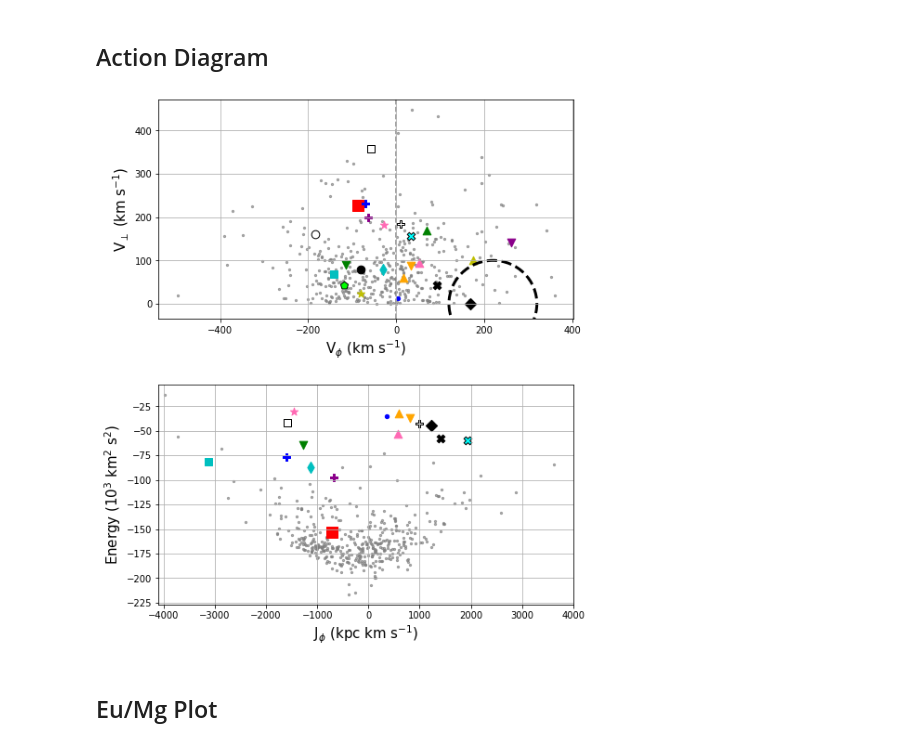
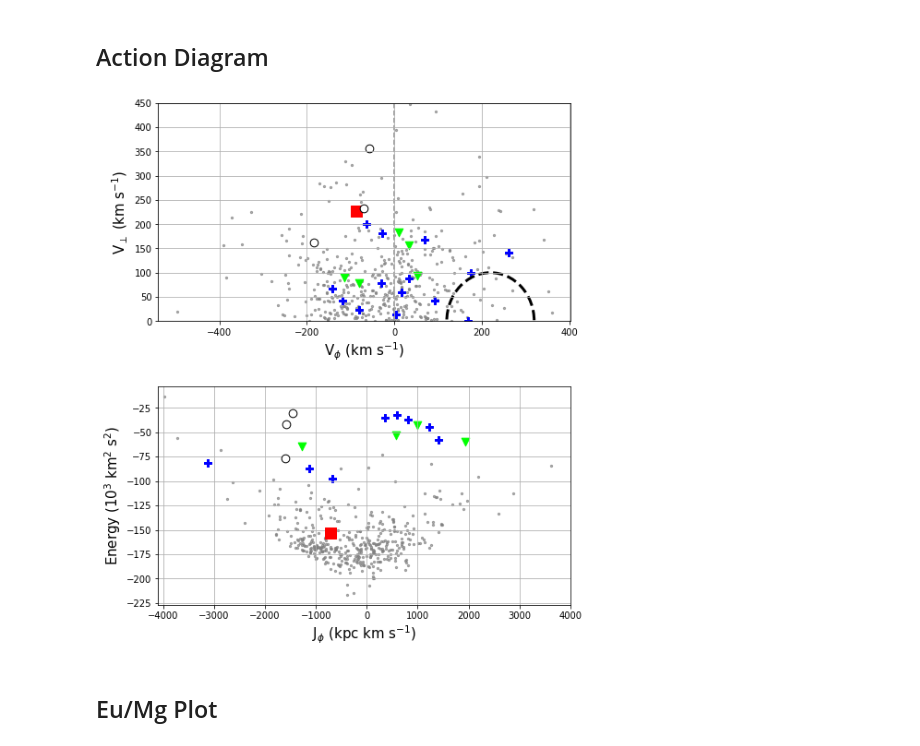
Before and after one commit to zoehackshaw/J0010-1735, a Jupyter notebook: j00101735_final_calculations.ipynb, the cells around one changed output. Saved outputs shown, nothing was run; the diff lists cells and outputs as text; code cells hidden in the pictures.

```diff
--- a/j00101735_final_calculations.ipynb
+++ b/j00101735_final_calculations.ipynb
@@ -2522,76 +2490,77 @@ size=75
 data = np.genfromtxt("toomre_vxvzvphi.csv", delimiter=",", names=["name","v_x","v_z", "v_phi"])
 vperp=  (data["v_z"]**2)**(1/2)
 axs[0].scatter(data['v_phi'], vperp,color='grey',alpha=0.4,s=5,label= 'MW Halo Stars')
 axs[0].scatter(data['v_phi'][1], vperp[1], color='red',marker='s', s=150, label='J0010-1735')
 circle=plt.Circle((220, 0), 100, fill=False, color='black',linestyle='dashed',linewidth='3')
 ufd = np.genfromtxt("ufd_vxvzvphi.csv", delimiter=",", names=["name","v_x","v_z", "x"])
 ufdvxz= (ufd["v_z"]**2)**(1/2)
-axs[0].scatter(ufd['x'][1], ufdvxz[1], s=size, color='black',marker='X')
-axs[0].scatter(ufd['x'][2],ufdvxz[2], s=size, color='black',marker='D')
-axs[0].scatter(ufd['x'][3], ufdvxz[3],  s=size,color='orange', marker='^')
-axs[0].scatter(ufd['x'][4], ufdvxz[4],  s=size,color='orange', marker='v')
-axs[0].scatter(ufd['x'][5], ufdvxz[5],  s=size,color='white', marker='P', edgecolors='black') #carina i
+axs[0].scatter(ufd['x'][1], ufdvxz[1], s=size, color='b',marker='P')
+axs[0].scatter(ufd['x'][2],ufdvxz[2], s=size, color='b',marker='P')
+axs[0].scatter(ufd['x'][3], ufdvxz[3],  s=size,color='b',marker='P')
+axs[0].scatter(ufd['x'][4], ufdvxz[4],  s=size,color='b',marker='P')
+axs[0].scatter(ufd['x'][5], ufdvxz[5],  s=size,color='lime',marker='v') #carina i
 axs[0].scatter(ufd['x'][6], ufdvxz[6],  s=size,color='white', edgecolors='black')
-axs[0].scatter(ufd['x'][7], ufdvxz[7],  s=size,color='white',marker='s', edgecolors='black')
-axs[0].scatter(ufd['x'][8], ufdvxz[8],  s=size,color='g',marker='v')
-axs[0].scatter(ufd['x'][9], ufdvxz[9],  s=size,color='green', marker='^')
-axs[0].scatter(ufd['x'][10], ufdvxz[10], s=size, color='black')
-axs[0].scatter(ufd['x'][11], ufdvxz[11], s=size, color='y',marker='^')
-axs[0].scatter(ufd['x'][12], ufdvxz[12], s=size, color='b',marker='.')
-axs[0].scatter(ufd['x'][13], ufdvxz[13], s=size, color='hotpink', marker='*')
-axs[0].scatter(ufd['x'][14], ufdvxz[14], s=size, color='y', marker='*')
-axs[0].scatter(ufd['x'][15], ufdvxz[15], s=size, color='b',marker='P')
-axs[0].scatter(ufd['x'][16], ufdvxz[16], s=size, color='hotpink', marker='^') #sculptor
-axs[0].scatter(ufd['x'][17], ufdvxz[17], s=size, color='c',marker='s')
-axs[0].scatter(ufd['x'][18], ufdvxz[18], s=size, color='c', marker='d')
-axs[0].scatter(ufd['x'][19], ufdvxz[19], s=size, color='darkmagenta', marker='v')
-axs[0].scatter(ufd['x'][20], ufdvxz[20], s=size, color='darkmagenta', marker='P')
-axs[0].scatter(ufd['x'][21], ufdvxz[21], s=size, color='cyan', marker='X',edgecolors='black') #ursa minor
-axs[0].scatter(ufd['x'][22], ufdvxz[22], s=size, color='lime',marker='p',edgecolors='black') #ursa major
+axs[0].scatter(ufd['x'][7], ufdvxz[7],  s=size,color='white', edgecolors='black')
+axs[0].scatter(ufd['x'][8], ufdvxz[8],  s=size,color='lime',marker='v')
+axs[0].scatter(ufd['x'][9], ufdvxz[9],  s=size,color='b',marker='P')
+axs[0].scatter(ufd['x'][10], ufdvxz[10], s=size,color='lime',marker='v')
+axs[0].scatter(ufd['x'][11], ufdvxz[11], s=size, color='b',marker='P')
+axs[0].scatter(ufd['x'][12], ufdvxz[12], s=size, color='b',marker='P')
+axs[0].scatter(ufd['x'][13], ufdvxz[13], s=size, color='b',marker='P')
+axs[0].scatter(ufd['x'][14], ufdvxz[14], s=size, color='b',marker='P')
+axs[0].scatter(ufd['x'][15], ufdvxz[15], s=size, color='white', edgecolors='black')
+axs[0].scatter(ufd['x'][16], ufdvxz[16], s=size,color='lime',marker='v') #sculptor
+axs[0].scatter(ufd['x'][17], ufdvxz[17], s=size, color='b',marker='P')
+axs[0].scatter(ufd['x'][18], ufdvxz[18], s=size, color='b',marker='P')
+axs[0].scatter(ufd['x'][19], ufdvxz[19], s=size, color='b',marker='P')
+axs[0].scatter(ufd['x'][20], ufdvxz[20], s=size, color='b',marker='P')
+axs[0].scatter(ufd['x'][21], ufdvxz[21], s=size,color='lime',marker='v') #ursa minor
+axs[0].scatter(ufd['x'][22], ufdvxz[22], s=size,color='b',marker='P') #ursa major
 axs[0].axvline(x=0,color='grey', linestyle='--',zorder=-1)
 axs[0].add_artist(circle)
 axs[0].grid(b=None)
+axs[0].set_ylim(0,450)
 axs[0].set_xlabel(r"V$_{\phi}$ (km s$^{-1}$)",fontsize=15)
 axs[0].set_ylabel(r"V$_{\perp}$ (km s$^{-1}$)",fontsize=15)
 
 data1 = np.genfromtxt("jphi_energy.csv", delimiter=",", names=["name","j_phi","energy"])
 energy=data1['energy']/1000
 axs[1].scatter(data1['j_phi'], energy,color='grey',alpha=0.4,s=5,label='MW Halo Stars')
-axs[1].scatter(data1['j_phi'][1], energy[1], color='red',s=150,marker='s',label='J0010-1735')
+axs[1].scatter(data1['j_phi'][1], energy[1], color='red',s=150,marker='s',label='J0010-1735',zorder=2)
 ufd = np.genfromtxt("ufd_jphienergy.csv", delimiter=",", names=["name","x","y"])
 ufdvxz= ufd["y"]/1000
-axs[1].scatter(ufd['x'][1], ufdvxz[1], s=size, color='black',marker='X')
-axs[1].scatter(ufd['x'][2],ufdvxz[2], s=size, color='black',marker='D')
-axs[1].scatter(ufd['x'][3], ufdvxz[3],  s=size,color='orange', marker='^')
-axs[1].scatter(ufd['x'][4], ufdvxz[4],  s=size,color='orange', marker='v')
-axs[1].scatter(ufd['x'][5], ufdvxz[5],  s=size,color='white', marker='P', edgecolors='black') #carina i
+axs[1].scatter(ufd['x'][1], ufdvxz[1], s=size, color='b',marker='P')
+axs[1].scatter(ufd['x'][2],ufdvxz[2], s=size, color='b',marker='P')
+axs[1].scatter(ufd['x'][3], ufdvxz[3],  s=size,color='b',marker='P')
+axs[1].scatter(ufd['x'][4], ufdvxz[4],  s=size,color='b',marker='P')
+axs[1].scatter(ufd['x'][5], ufdvxz[5],  s=size,color='lime',marker='v') #carina i
 axs[1].scatter(ufd['x'][6], ufdvxz[6],  s=size,color='white', edgecolors='black',zorder=3)
-axs[1].scatter(ufd['x'][7], ufdvxz[7],  s=size,color='white',marker='s', edgecolors='black')
-axs[1].scatter(ufd['x'][8], ufdvxz[8],  s=size,color='g',marker='v')
-axs[1].scatter(ufd['x'][9], ufdvxz[9],  s=size,color='green', marker='^')
-axs[1].scatter(ufd['x'][10], ufdvxz[10], s=size, color='black')
-axs[1].scatter(ufd['x'][11], ufdvxz[11], s=size, color='y',marker='^')
-axs[1].scatter(ufd['x'][12], ufdvxz[12], s=size, color='b',marker='.')
-axs[1].scatter(ufd['x'][13], ufdvxz[13], s=size, color='hotpink', marker='*')
-axs[1].scatter(ufd['x'][14], ufdvxz[14], s=size, color='y', marker='*')
-axs[1].scatter(ufd['x'][15], ufdvxz[15], s=size, color='b',marker='P')
-axs[1].scatter(ufd['x'][16], ufdvxz[16], s=size, color='hotpink', marker='^') #sculptor
-axs[1].scatter(ufd['x'][17], ufdvxz[17], s=size, color='c',marker='s')
-axs[1].scatter(ufd['x'][18], ufdvxz[18], s=size, color='c', marker='d')
-axs[1].scatter(ufd['x'][19], ufdvxz[19], s=size, color='darkmagenta', marker='v')
-axs[1].scatter(ufd['x'][20], ufdvxz[20], s=size, color='darkmagenta', marker='P')
-axs[1].scatter(ufd['x'][21], ufdvxz[21], s=size, color='cyan', marker='X',edgecolors='black') #ursa minor
+axs[1].scatter(ufd['x'][7], ufdvxz[7],  s=size,color='white', edgecolors='black',zorder=3)
+axs[1].scatter(ufd['x'][8], ufdvxz[8],  s=size,color='lime',marker='v')
+axs[1].scatter(ufd['x'][9], ufdvxz[9],  s=size,color='b',marker='P')
+axs[1].scatter(ufd['x'][10], ufdvxz[10], s=size, color='lime',marker='v')
+axs[1].scatter(ufd['x'][11], ufdvxz[11], s=size, color='b',marker='P')
+axs[1].scatter(ufd['x'][12], ufdvxz[12], s=size, color='b',marker='P')
+axs[1].scatter(ufd['x'][13], ufdvxz[13], s=size, color='white', edgecolors='black',zorder=3)
+axs[1].scatter(ufd['x'][14], ufdvxz[14], s=size, color='b',marker='P')
+axs[1].scatter(ufd['x'][15], ufdvxz[15], s=size, color='white', edgecolors='black',zorder=3)
+axs[1].scatter(ufd['x'][16], ufdvxz[16], s=size, color='lime',marker='v') #sculptor
+axs[1].scatter(ufd['x'][17], ufdvxz[17], s=size, color='b',marker='P')
+axs[1].scatter(ufd['x'][18], ufdvxz[18], s=size, color='b',marker='P')
+axs[1].scatter(ufd['x'][19], ufdvxz[19], s=size, color='b',marker='P')
+axs[1].scatter(ufd['x'][20], ufdvxz[20], s=size, color='b',marker='P')
+axs[1].scatter(ufd['x'][21], ufdvxz[21], s=size, color='lime',marker='v') #ursa minor
 axs[1].scatter(ufd['x'][22], ufdvxz[22], s=size, color='lime',marker='p',edgecolors='black') #ursa major
 axs[1].set_xlim(-4100,4000)
 axs[1].grid(b=None)
 axs[1].set_xlabel(r"J$_{\phi}$ (kpc km s$^{-1}$)",fontsize=15)
 axs[1].set_ylabel(r"Energy ($10^{3}$ km$^{2}$ s$^{2}$)",fontsize=15)
 axs[1].ticklabel_format(useOffset=True)
 
 
 fig.savefig('actiontoomresubplot.png', dpi=300,bbox_inches='tight')
 # %% [output]
-[figure, old version]
+[figure, new version]
 # %% [markdown]
 ## Eu/Mg Plot
 # %%
```
Also changed, not shown: parts of 3 cells of this notebook.
